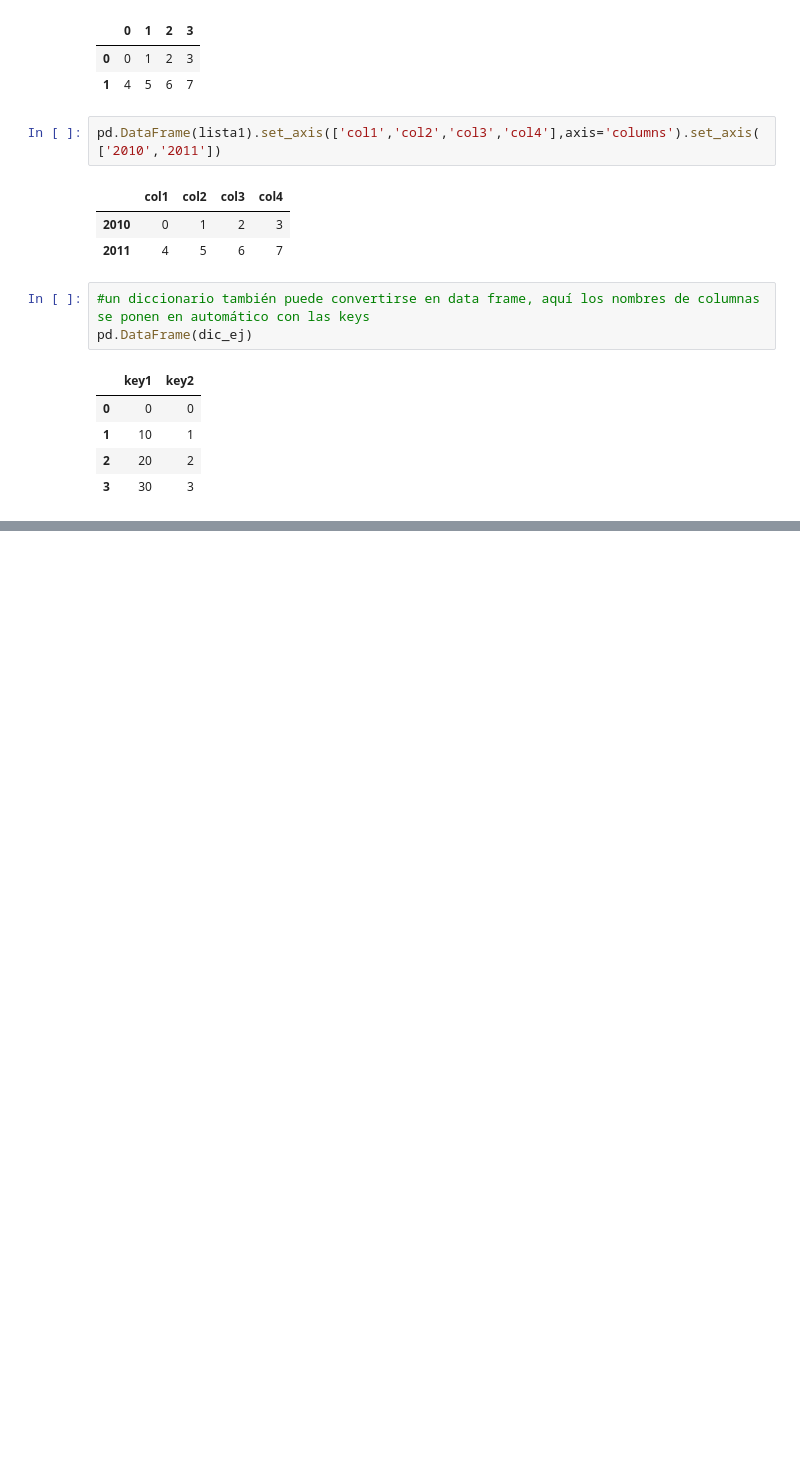
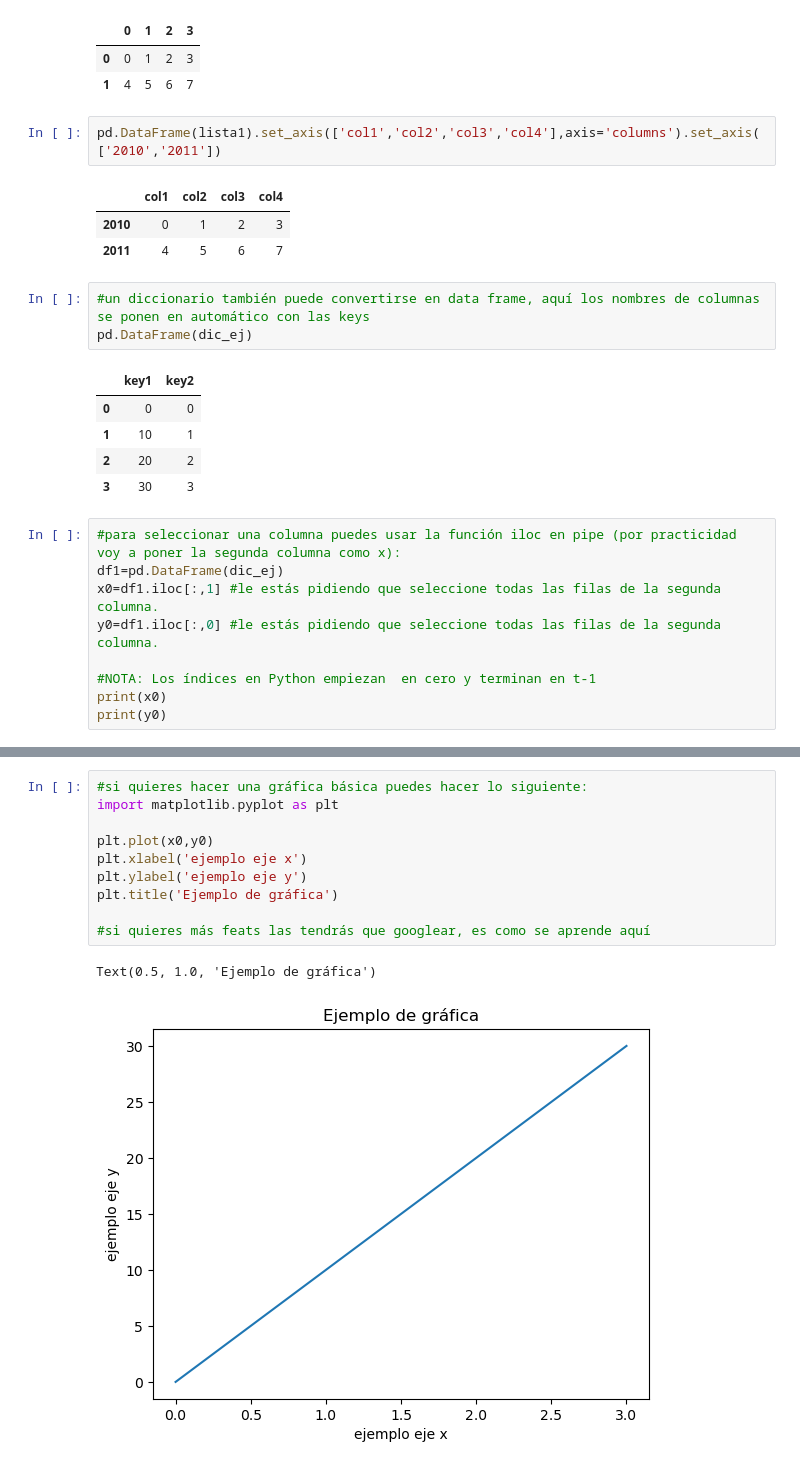
Before and after one commit to sparkieth/estancia_investigacion, a Jupyter notebook: modelacion_economica/clase_python.ipynb, the cells around one changed output, grey strips where cells are left out. Saved outputs shown, nothing was run; the diff lists cells and outputs as text; blank space fills up the shorter version.

```diff
--- a/modelacion_economica/clase_python.ipynb
+++ b/modelacion_economica/clase_python.ipynb
@@ -95,3 +95,12 @@ pd.DataFrame(dic_ej)
 | 1 | 10 | 1 |
 | 2 | 20 | 2 |
 | 3 | 30 | 3 |
+# %%
+#para seleccionar una columna puedes usar la función iloc en pipe (por practicidad voy a poner la segunda columna como x):
+df1=pd.DataFrame(dic_ej)
+x0=df1.iloc[:,1] #le estás pidiendo que seleccione todas las filas de la segunda columna.
+y0=df1.iloc[:,0] #le estás pidiendo que seleccione todas las filas de la segunda columna.
+
+#NOTA: Los índices en Python empiezan  en cero y terminan en t-1
+print(x0)
+print(y0)
@@ -97,0 +118,13 @@ pd.DataFrame(dic_ej)
+# %%
+#si quieres hacer una gráfica básica puedes hacer lo siguiente:
+import matplotlib.pyplot as plt
+
+plt.plot(x0,y0)
+plt.xlabel('ejemplo eje x')
+plt.ylabel('ejemplo eje y')
+plt.title('Ejemplo de gráfica')
+
+#si quieres más feats las tendrás que googlear, es como se aprende aquí
+# %% [output]
+Text(0.5, 1.0, 'Ejemplo de gráfica')
+[figure, added]
```
Also changed, not shown: parts of 5 cells of this notebook, 18 other files.
